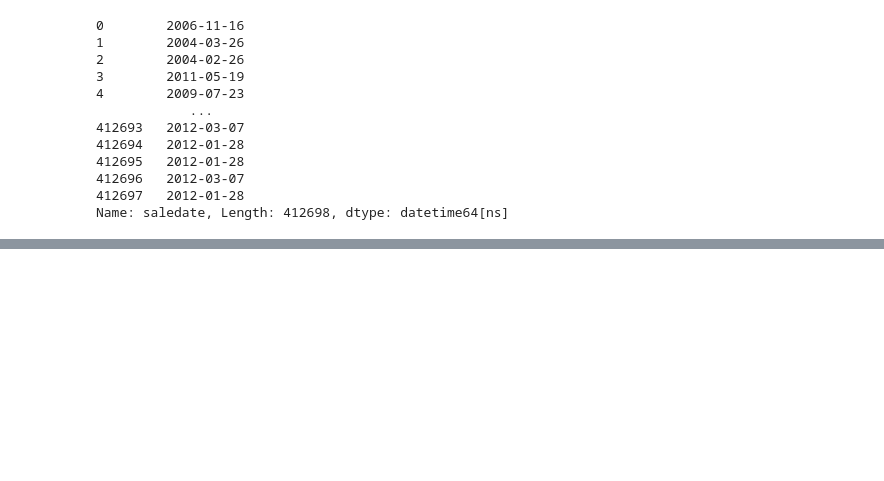
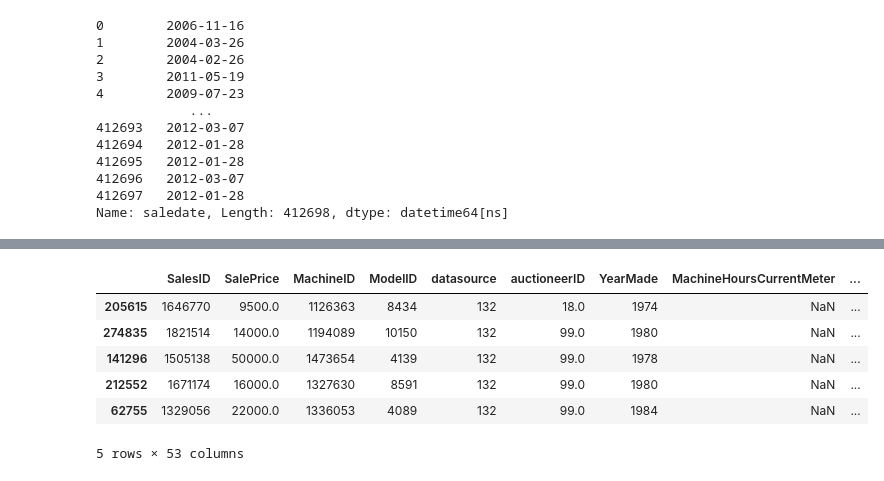
Before and after one commit to shrinidhib/sales-price-prediction, a Jupyter notebook: bulldozer-price-regression.ipynb, the cells around one changed output, grey strips where cells are left out. Cells and saved outputs as stored; diff of their text form; code cells hidden in the pictures; blank space fills up the shorter version.

```diff
--- a/bulldozer-price-regression.ipynb
+++ b/bulldozer-price-regression.ipynb
@@ -107,0 +148,12 @@ Name: saledate, Length: 412698, dtype: datetime64[ns]
+# %%
+df.sort_values(by=['saledate'], inplace=True, ascending=True)
+# %%
+df.head()
+# %% [output]
+|  | SalesID | SalePrice | MachineID | ModelID | datasource | auctioneerID | YearMade | MachineHoursCurrentMeter | ... |
+| 205615 | 1646770 | 9500.0 | 1126363 | 8434 | 132 | 18.0 | 1974 | NaN | ... |
+| 274835 | 1821514 | 14000.0 | 1194089 | 10150 | 132 | 99.0 | 1980 | NaN | ... |
+| 141296 | 1505138 | 50000.0 | 1473654 | 4139 | 132 | 99.0 | 1978 | NaN | ... |
+| 212552 | 1671174 | 16000.0 | 1327630 | 8591 | 132 | 99.0 | 1980 | NaN | ... |
+| 62755 | 1329056 | 22000.0 | 1336053 | 4089 | 132 | 99.0 | 1984 | NaN | ... |
+5 rows × 53 columns
```
Also changed, not shown: parts of 4 cells of this notebook.
